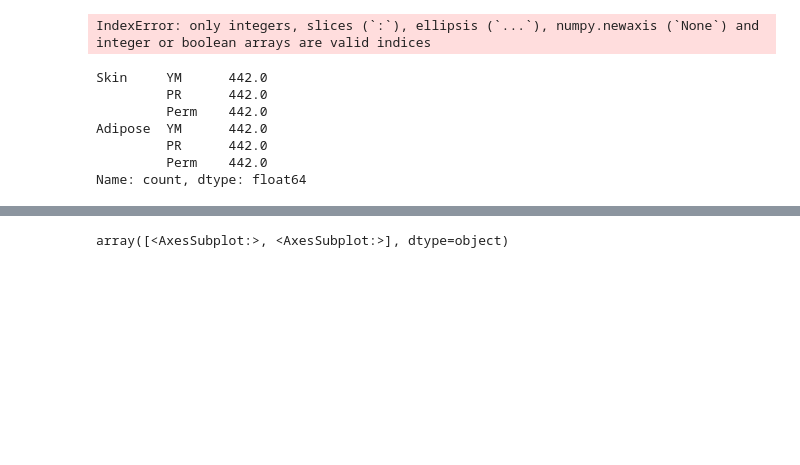
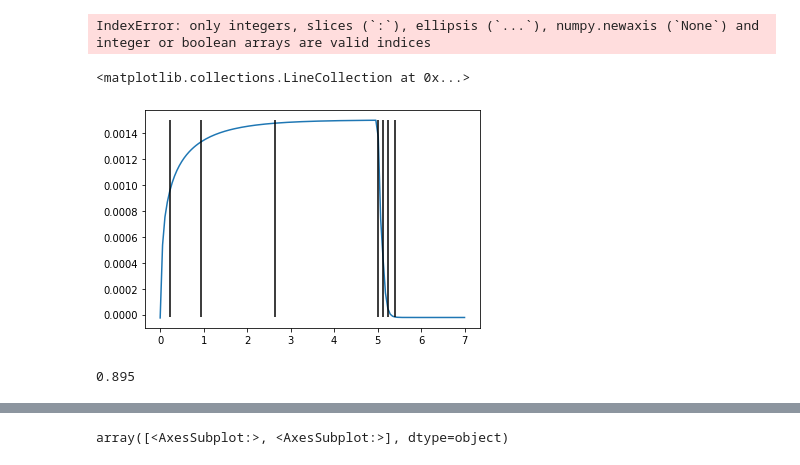
Before and after one commit to RobbieSoutham/SkinLearning, a Jupyter notebook: Model.ipynb, the cells around one changed output, grey strips where cells are left out. Saved outputs shown, nothing was run; the diff lists cells and outputs as text; code cells hidden in the pictures; blank space fills up the shorter version.

```diff
--- a/Model.ipynb
+++ b/Model.ipynb
@@ -970,7 +970,11 @@ def filterData():
             runs.append(run)
     return filtered, runs
 # %%
-f = open(f"filt.pkl", "rb")
-samples = pickle.load(f).astype(np.float32)
-f.close()
-print(len(samples))
+with open(f"filtered.pkl", "rb") as f:
+    filtered = pickle.load(f)
+with open(f"newSamples.pkl", "rb") as f:
+    samples = pickle.load(f)
+
+with open(f"D:/SamplingResults2/{filtered[3]}/Disp1.csv", "rb") as f:
+    c = pd.read_csv(f)
+c.rename(columns = {'0':'x', '0.1': 'y'}, inplace = True)
@@ -1014,12 +1016,62 @@ getStat(runs)
 # %% [output]
 IndexError: only integers, slices (`:`), ellipsis (`...`), numpy.newaxis (`None`) and integer or boolean arrays are valid indices
 # %%
-stats.iloc[0]
+from scipy.ndimage import gaussian_filter1d
+from scipy.interpolate import interp1d
+
+fig, ax = plt.subplots(1, 1)
+xNew = np.linspace(0, 7, num=128, endpoint=True)
+interped = interp1d(c['x'], c['y'], kind='cubic', fill_value="extrapolate")(xNew)
+
+ax.plot(xNew, interped)
+
+gs = np.gradient(interped)
+diffs = []
+ind = []
+
+# Find suction gradient changes
+for i in range(1, len(gs)):
+    diff = abs(gs[i]-gs[i-1])
+    if i == 1:
+        continue
+    if len(ind) > 2:
+        break
+    if diff > np.mean(diffs) or diff < np.mean(diffs)*0.25:
+        ind.append(i)
+        diffs = []
+    else:
+        diffs.append(diff)
+
+ymax = interped.max()
+found = False
+idx = 0
+for i in range(len(interped)):
+    if found == True:
+        if interped[i] < ymax:
+            idx = i-1
+            break
+    elif interped[i] == ymax:
+        found = True
+
+for i in range(idx, len(gs)):
+    diff = abs(gs[i]-gs[i-1])
+    if i == 1:
+        continue
+    if len(ind) > 6:
+        break
+    if diff > np.mean(diffs) or diff < np.mean(diffs)*0.25:
+        ind.append(i)
+        diffs = []
+    else:
+        diffs.append(diff)
+
+
+ax.vlines(xNew[ind], min(c['y']), max(c['y']), colors="black")
+#ax.vlines(xNew[idx], min(c['y']), max(c['y']), colors="red")
 # %% [output]
-Skin     YM      442.0
-         PR      442.0
-         Perm    442.0
-Adipose  YM      442.0
-         PR      442.0
-         Perm    442.0
-Name: count, dtype: float64
+<matplotlib.collections.LineCollection at 0x...>
+[figure, added]
+# %%
+c['x'][91]
+# %% [output]
+0.895
```
Also changed, not shown: parts of 9 cells of this notebook, 5 other files.
